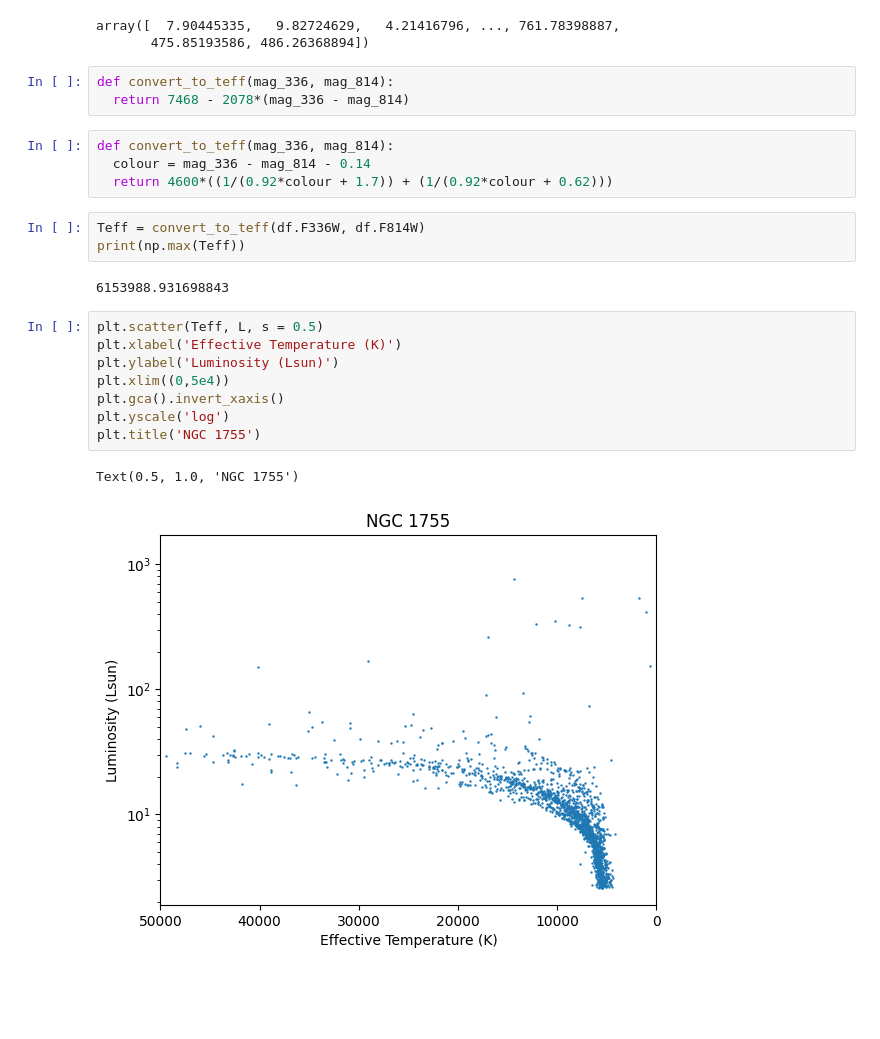
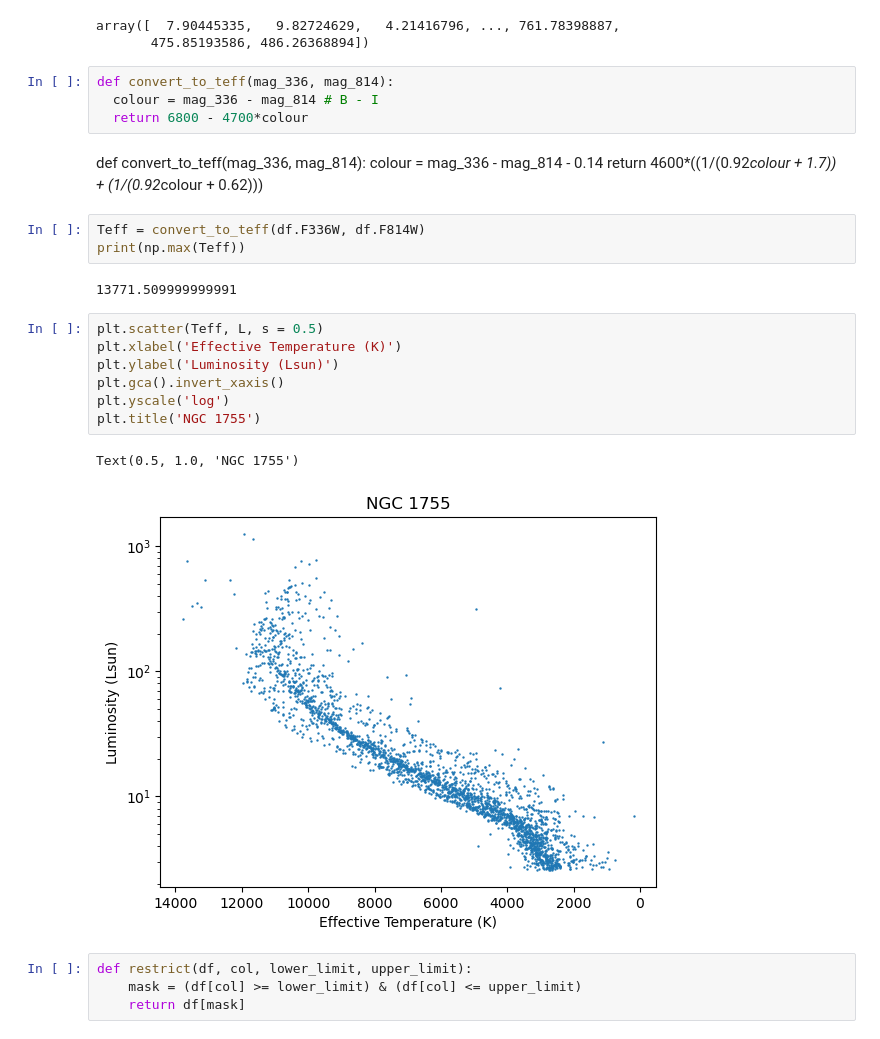
Before and after one commit to mkim0029/COMPAS, a Jupyter notebook: src/COMPAS_Output/read.ipynb, the cells around one changed output. Saved outputs shown, nothing was run; the diff lists cells and outputs as text; blank space fills up the shorter version.

```diff
--- a/src/COMPAS_Output/read.ipynb
+++ b/src/COMPAS_Output/read.ipynb
@@ -183,24 +181,28 @@ array([  7.90445335,   9.82724629,   4.21416796, ..., 761.78398887,
        475.85193586, 486.26368894])
 # %%
 def convert_to_teff(mag_336, mag_814):
-  return 7468 - 2078*(mag_336 - mag_814)
+  colour = mag_336 - mag_814 # B - I
+  return 6800 - 4700*colour
-# %%
-def convert_to_teff(mag_336, mag_814):
-  colour = mag_336 - mag_814 - 0.14
-  return 4600*((1/(0.92*colour + 1.7)) + (1/(0.92*colour + 0.62)))
+# %% [markdown]
+def convert_to_teff(mag_336, mag_814):
+  colour = mag_336 - mag_814 - 0.14
+  return 4600*((1/(0.92*colour + 1.7)) + (1/(0.92*colour + 0.62)))
 # %%
 Teff = convert_to_teff(df.F336W, df.F814W)
 print(np.max(Teff))
 # %% [output]
-6153988.931698843
+13771.509999999991
 # %%
 plt.scatter(Teff, L, s = 0.5)
 plt.xlabel('Effective Temperature (K)')
 plt.ylabel('Luminosity (Lsun)')
-plt.xlim((0,5e4))
 plt.gca().invert_xaxis()
 plt.yscale('log')
 plt.title('NGC 1755')
 # %% [output]
 Text(0.5, 1.0, 'NGC 1755')
-[figure, old version]
+[figure, new version]
+# %%
+def restrict(df, col, lower_limit, upper_limit):
+    mask = (df[col] >= lower_limit) & (df[col] <= upper_limit)
+    return df[mask]
```
Also changed, not shown: parts of 6 cells of this notebook.
